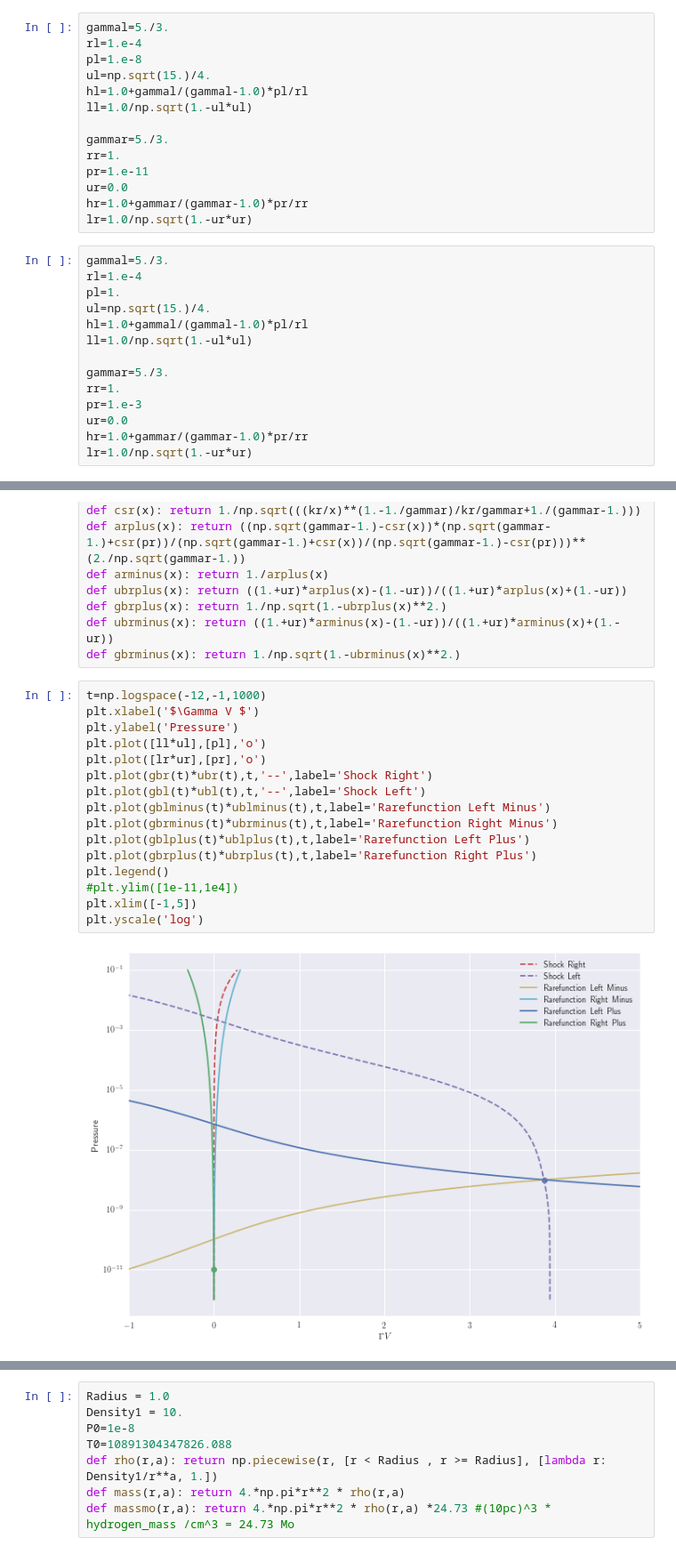
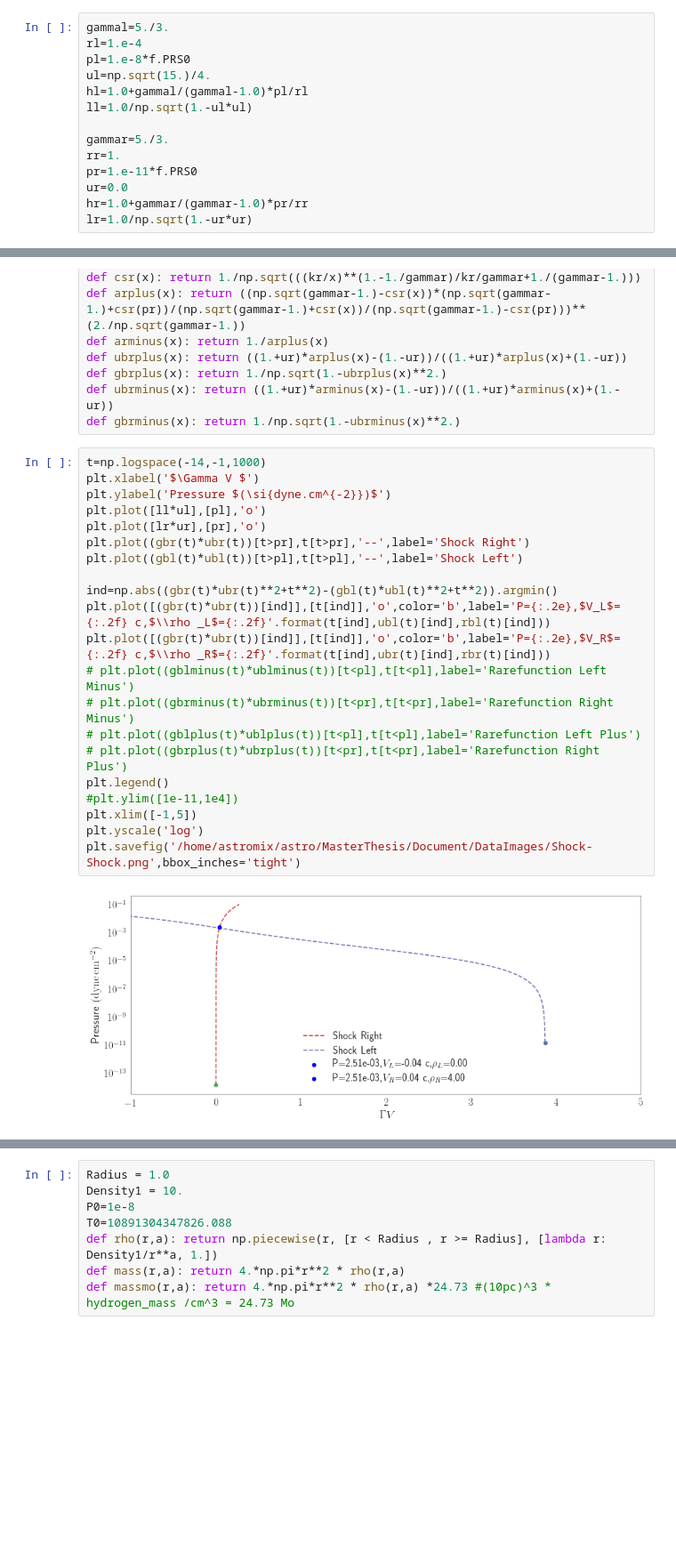
Before and after one commit to Mixpap/MasterThesis, a Jupyter notebook: Notebooks/Tools.ipynb, the cells around one changed output, grey strips where cells are left out. Shown at 89% size. Drawn from its saved outputs; the diff is of its cells as text; blank space fills up the shorter version.

```diff
--- a/Notebooks/Tools.ipynb
+++ b/Notebooks/Tools.ipynb
@@ -20,28 +33,14 @@ from scipy.integrate import quad
 # %%
 gammal=5./3.
 rl=1.e-4
-pl=1.e-8
+pl=1.e-8*f.PRS0
 ul=np.sqrt(15.)/4.
 hl=1.0+gammal/(gammal-1.0)*pl/rl
 ll=1.0/np.sqrt(1.-ul*ul)
 
 gammar=5./3.
 rr=1.
-pr=1.e-11
+pr=1.e-11*f.PRS0
 ur=0.0
 hr=1.0+gammar/(gammar-1.0)*pr/rr
 lr=1.0/np.sqrt(1.-ur*ur)
-# %%
-gammal=5./3.
-rl=1.e-4
-pl=1.
-ul=np.sqrt(15.)/4.
-hl=1.0+gammal/(gammal-1.0)*pl/rl
-ll=1.0/np.sqrt(1.-ul*ul)
-
-gammar=5./3.
-rr=1.
-pr=1.e-3
-ur=0.0
-hr=1.0+gammar/(gammar-1.0)*pr/rr
-lr=1.0/np.sqrt(1.-ur*ur)
@@ -95,20 +86,25 @@ def gbrplus(x): return 1./np.sqrt(1.-ubrplus(x)**2.)
 def ubrminus(x): return ((1.+ur)*arminus(x)-(1.-ur))/((1.+ur)*arminus(x)+(1.-ur))
 def gbrminus(x): return 1./np.sqrt(1.-ubrminus(x)**2.)
 # %%
-t=np.logspace(-12,-1,1000)
+t=np.logspace(-14,-1,1000)
 plt.xlabel('$\Gamma V $')
-plt.ylabel('Pressure')
+plt.ylabel('Pressure $(\si{dyne.cm^{-2}})$')
 plt.plot([ll*ul],[pl],'o')
 plt.plot([lr*ur],[pr],'o')
-plt.plot(gbr(t)*ubr(t),t,'--',label='Shock Right')
-plt.plot(gbl(t)*ubl(t),t,'--',label='Shock Left')
-plt.plot(gblminus(t)*ublminus(t),t,label='Rarefunction Left Minus')
-plt.plot(gbrminus(t)*ubrminus(t),t,label='Rarefunction Right Minus')
-plt.plot(gblplus(t)*ublplus(t),t,label='Rarefunction Left Plus')
-plt.plot(gbrplus(t)*ubrplus(t),t,label='Rarefunction Right Plus')
+plt.plot((gbr(t)*ubr(t))[t>pr],t[t>pr],'--',label='Shock Right')
+plt.plot((gbl(t)*ubl(t))[t>pl],t[t>pl],'--',label='Shock Left')
+
+ind=np.abs((gbr(t)*ubr(t)**2+t**2)-(gbl(t)*ubl(t)**2+t**2)).argmin()
+plt.plot([(gbr(t)*ubr(t))[ind]],[t[ind]],'o',color='b',label='P={:.2e},$V_L$={:.2f} c,$\\rho _L$={:.2f}'.format(t[ind],ubl(t)[ind],rbl(t)[ind]))
+plt.plot([(gbr(t)*ubr(t))[ind]],[t[ind]],'o',color='b',label='P={:.2e},$V_R$={:.2f} c,$\\rho _R$={:.2f}'.format(t[ind],ubr(t)[ind],rbr(t)[ind]))
+# plt.plot((gblminus(t)*ublminus(t))[t<pl],t[t<pl],label='Rarefunction Left Minus')
+# plt.plot((gbrminus(t)*ubrminus(t))[t<pr],t[t<pr],label='Rarefunction Right Minus')
+# plt.plot((gblplus(t)*ublplus(t))[t<pl],t[t<pl],label='Rarefunction Left Plus')
+# plt.plot((gbrplus(t)*ubrplus(t))[t<pr],t[t<pr],label='Rarefunction Right Plus')
 plt.legend()
 #plt.ylim([1e-11,1e4])
 plt.xlim([-1,5])
 plt.yscale('log')
+plt.savefig('/home/astromix/astro/MasterThesis/Document/DataImages/Shock-Shock.png',bbox_inches='tight')
 # %% [output]
-[figure, old version]
+[figure, new version]
```
Also changed, not shown: parts of 12 cells of this notebook, 29 other files.
